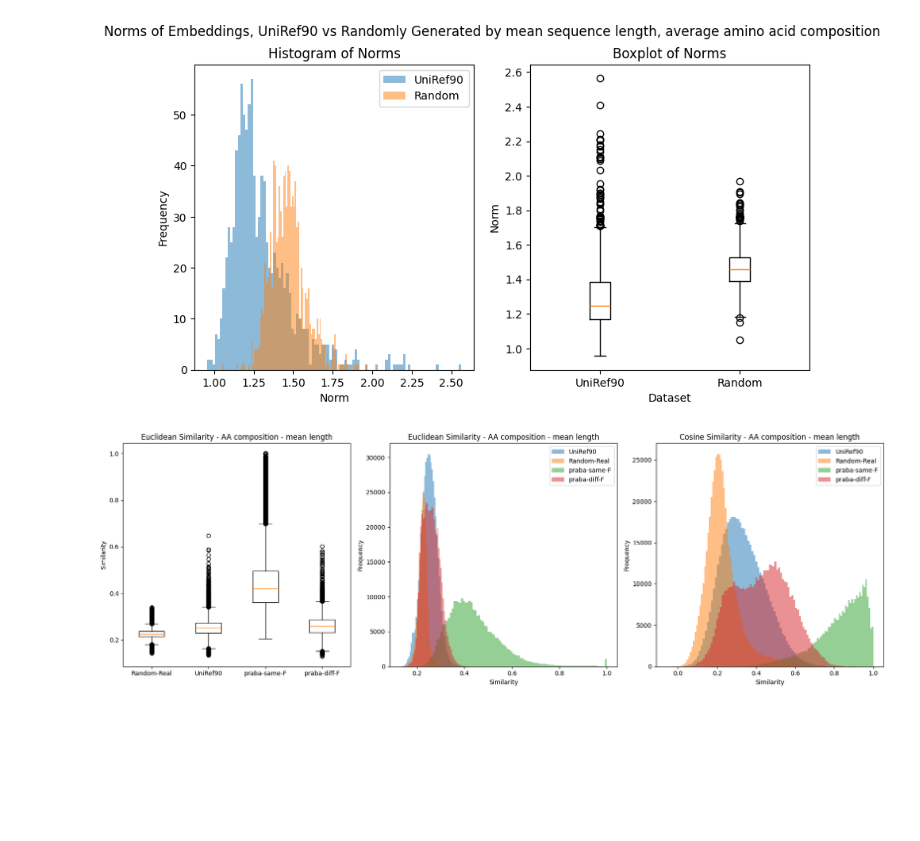
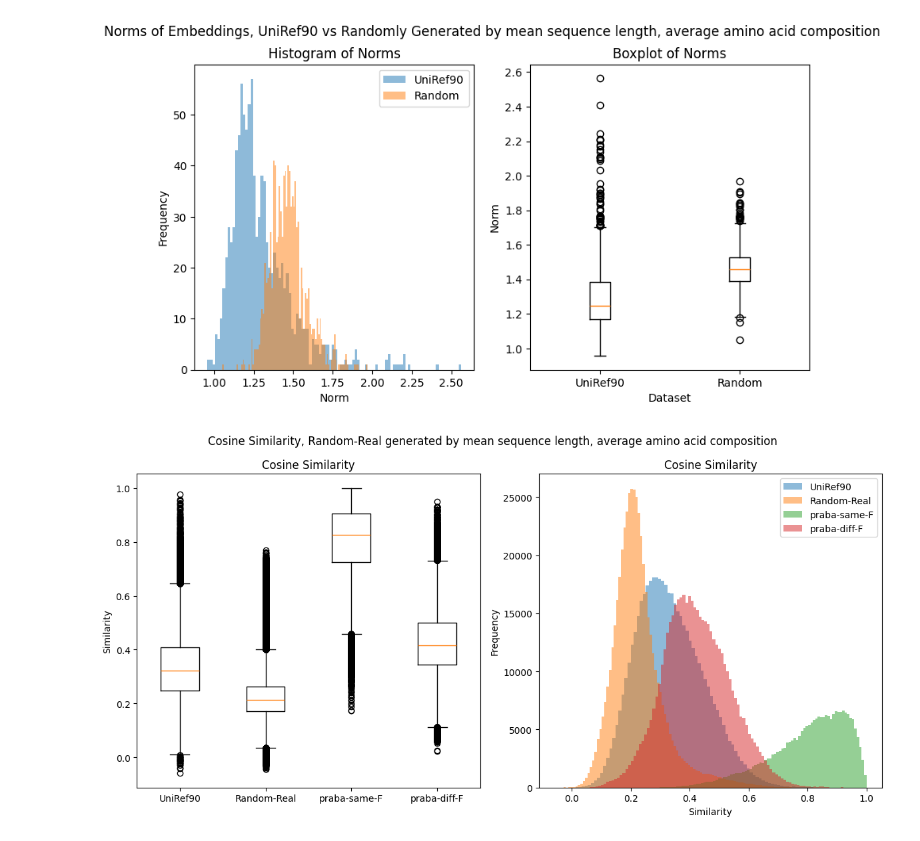
Before and after one commit to fguintu/thesis2024-25, a Jupyter notebook: cutoff/rg/rgseq.ipynb, the cells around one changed output. Saved outputs shown, nothing was run; the diff lists cells and outputs as text; code cells hidden in the pictures; blank space fills up the shorter version.

```diff
--- a/cutoff/rg/rgseq.ipynb
+++ b/cutoff/rg/rgseq.ipynb
@@ -141,14 +154,14 @@ plt.show()
 (1000,)
 [figure]
 # %%
-from scipy.spatial.distance import euclidean
+# from scipy.spatial.distance import euclidean
 
-similarity0 = []
-sims_unshuff0 = []
-for x in range(data.shape[0]):
-    for y in range(x+1, data.shape[0]):
-        similarity0.append(0.5 / (0.5 + euclidean(embeddings_unshuff[x], data[y])))
-        sims_unshuff0.append(0.5 / (0.5 + euclidean(embeddings_unshuff[x], embeddings_unshuff[y])))
+# similarity0 = []
+# sims_unshuff0 = []
+# for x in range(data.shape[0]):
+#     for y in range(x+1, data.shape[0]):
+#         similarity0.append(0.5 / (0.5 + euclidean(embeddings_unshuff[x], data[y])))
+#         sims_unshuff0.append(0.5 / (0.5 + euclidean(embeddings_unshuff[x], embeddings_unshuff[y])))
 # %%
 # cosine similarity
 from sklearn.metrics.pairwise import cosine_similarity
@@ -160,31 +173,46 @@ for x in range(data.shape[0]):
         similarity1.append(cosine_similarity([embeddings_unshuff[x]], [data[y]])[0][0])
         sims_unshuff1.append(cosine_similarity([embeddings_unshuff[x]], [embeddings_unshuff[y]])[0][0])
 # %%
-fig, axs = plt.subplots(1, 3, figsize=(18, 6))  # Create a 1x3 grid of subplots for the second set
+# fig, axs = plt.subplots(1, 3, figsize=(18, 6))  # Create a 1x3 grid of subplots for the second set
+fig, axs = plt.subplots(1, 2, figsize=(12, 6))
 
-axs[0].boxplot([similarity0, sims_unshuff0, euclid_sim, euclid_sim1], labels=['Random-Real', 'UniRef90', 'praba-same-F', 'praba-diff-F'])
-axs[0].set_title('Euclidean Similarity - AA composition - mean length')
+plt.suptitle('Cosine Similarity, Random-Real generated by mean sequence length, average amino acid composition')
+
+# axs[0].boxplot([similarity0, sims_unshuff0, euclid_sim, euclid_sim1], labels=['Random-Real', 'UniRef90', 'praba-same-F', 'praba-diff-F'])
+# axs[0].set_title('Euclidean Similarity')
+# axs[0].set_ylabel('Similarity')
+
+# axs[1].hist(sims_unshuff0, bins=100, alpha=0.5, label='UniRef90')
+# axs[1].hist(similarity0, bins=100, alpha=0.5, label='Random-Real')
+# axs[1].hist(euclid_sim, bins=100, alpha=0.5, label='praba-same-F')
+# axs[1].hist(euclid_sim1, bins=100, alpha=0.5, label='praba-diff-F')
+# axs[1].set_title('Euclidean Similarity')
+# axs[1].legend(loc='upper right')
+# axs[1].set_xlabel('Similarity')
+# axs[1].set_ylabel('Frequency')
+axs[0].boxplot([sims_unshuff1, similarity1, cos_sim, cos_sim1], labels=['UniRef90', 'Random-Real', 'praba-same-F', 'praba-diff-F'])
+axs[0].set_title('Cosine Similarity')
 axs[0].set_ylabel('Similarity')
 
-axs[1].hist(sims_unshuff0, bins=100, alpha=0.5, label='UniRef90')
-axs[1].hist(similarity0, bins=100, alpha=0.5, label='Random-Real')
-axs[1].hist(euclid_sim, bins=100, alpha=0.5, label='praba-same-F')
-axs[1].hist(euclid_sim1, bins=100, alpha=0.5, label='praba-diff-F')
-axs[1].set_title('Euclidean Similarity - AA composition - mean length')
+axs[1].hist(sims_unshuff1, bins=100, alpha=0.5, label='UniRef90')
+axs[1].hist(similarity1, bins=100, alpha=0.5, label='Random-Real')
+axs[1].hist(cos_sim, bins=100, alpha=0.5, label='praba-same-F')
+axs[1].hist(cos_sim1, bins=100, alpha=0.5, label='praba-diff-F')
+axs[1].set_title('Cosine Similarity')
 axs[1].legend(loc='upper right')
 axs[1].set_xlabel('Similarity')
 axs[1].set_ylabel('Frequency')
 
-axs[2].hist(sims_unshuff1, bins=100, alpha=0.5, label='UniRef90')
-axs[2].hist(similarity1, bins=100, alpha=0.5, label='Random-Real')
-axs[2].hist(cos_sim, bins=100, alpha=0.5, label='praba-same-F')
-axs[2].hist(cos_sim1, bins=100, alpha=0.5, label='praba-diff-F')
-axs[2].set_title('Cosine Similarity - AA composition - mean length')
-axs[2].legend(loc='upper right')
-axs[2].set_xlabel('Similarity')
-axs[2].set_ylabel('Frequency')
+# axs[2].hist(sims_unshuff1, bins=100, alpha=0.5, label='UniRef90')
+# axs[2].hist(similarity1, bins=100, alpha=0.5, label='Random-Real')
+# axs[2].hist(cos_sim, bins=100, alpha=0.5, label='praba-same-F')
+# axs[2].hist(cos_sim1, bins=100, alpha=0.5, label='praba-diff-F')
+# axs[2].set_title('Cosine Similarity')
+# axs[2].legend(loc='upper right')
+# axs[2].set_xlabel('Similarity')
+# axs[2].set_ylabel('Frequency')
 
 plt.tight_layout()
 plt.show()
 # %% [output]
-[figure, old version]
+[figure, new version]
```
Also changed, not shown: parts of 3 cells of this notebook, 14 other files.
